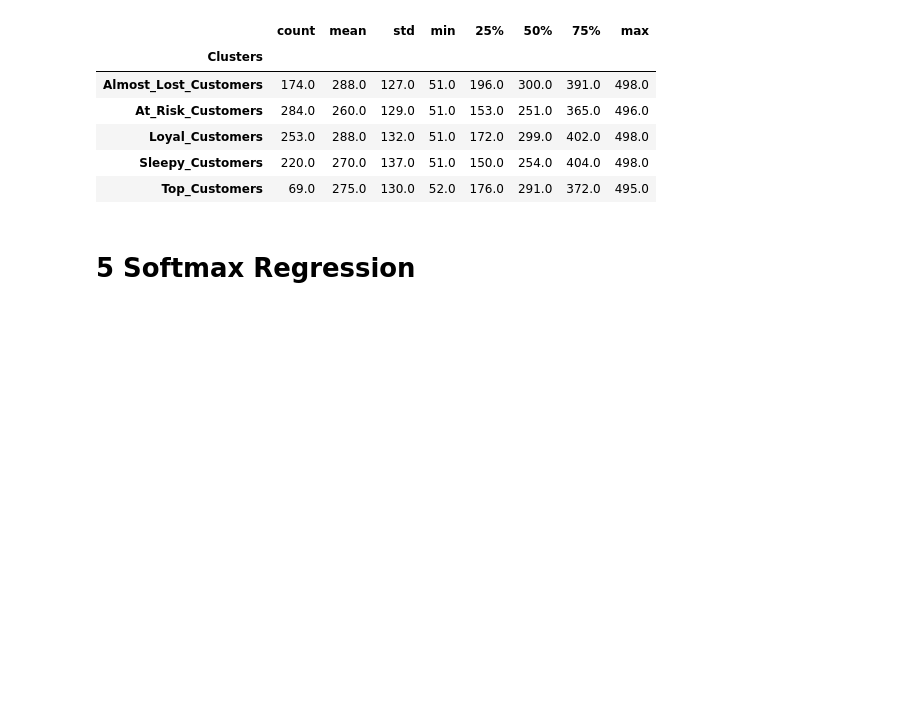
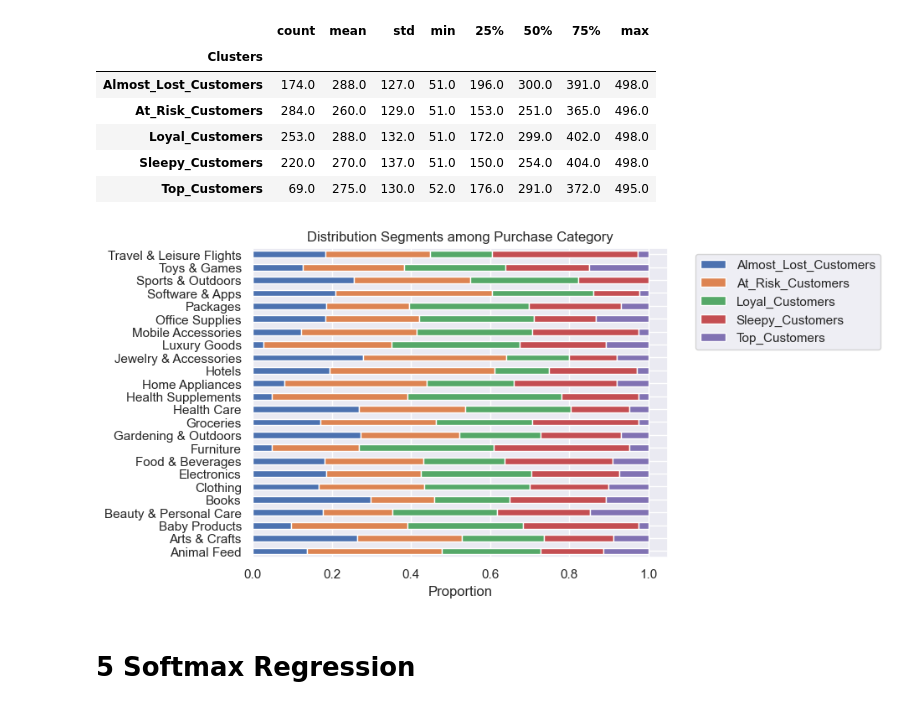
Before and after one commit to emsif84/clustering_ecommerce, a Jupyter notebook: clustering.ipynb, the cells around one changed output. Cells and saved outputs as stored; diff of their text form; code cells hidden in the pictures; blank space fills up the shorter version.

```diff
--- a/clustering.ipynb
+++ b/clustering.ipynb
@@ -588,6 +601,14 @@ data.groupby('Clusters')['Purchase_Amount'].describe().round()
 | Loyal_Customers | 253.0 | 288.0 | 132.0 | 51.0 | 172.0 | 299.0 | 402.0 | 498.0 |
 | Sleepy_Customers | 220.0 | 270.0 | 137.0 | 51.0 | 150.0 | 254.0 | 404.0 | 498.0 |
 | Top_Customers | 69.0 | 275.0 | 130.0 | 52.0 | 176.0 | 291.0 | 372.0 | 495.0 |
+# %%
+data.groupby('Purchase_Category')['Clusters'].value_counts(normalize=True).unstack().plot(kind='barh',stacked=True)
+plt.legend(bbox_to_anchor=[1.05,1])
+plt.title('Distribution Segments among Purchase Category')
+plt.xlabel('Proportion')
+plt.ylabel('');
+# %% [output]
+[figure, added]
 # %% [markdown]
 # 5 Softmax Regression
 # %%
```
Also changed, not shown: parts of 5 cells of this notebook.
